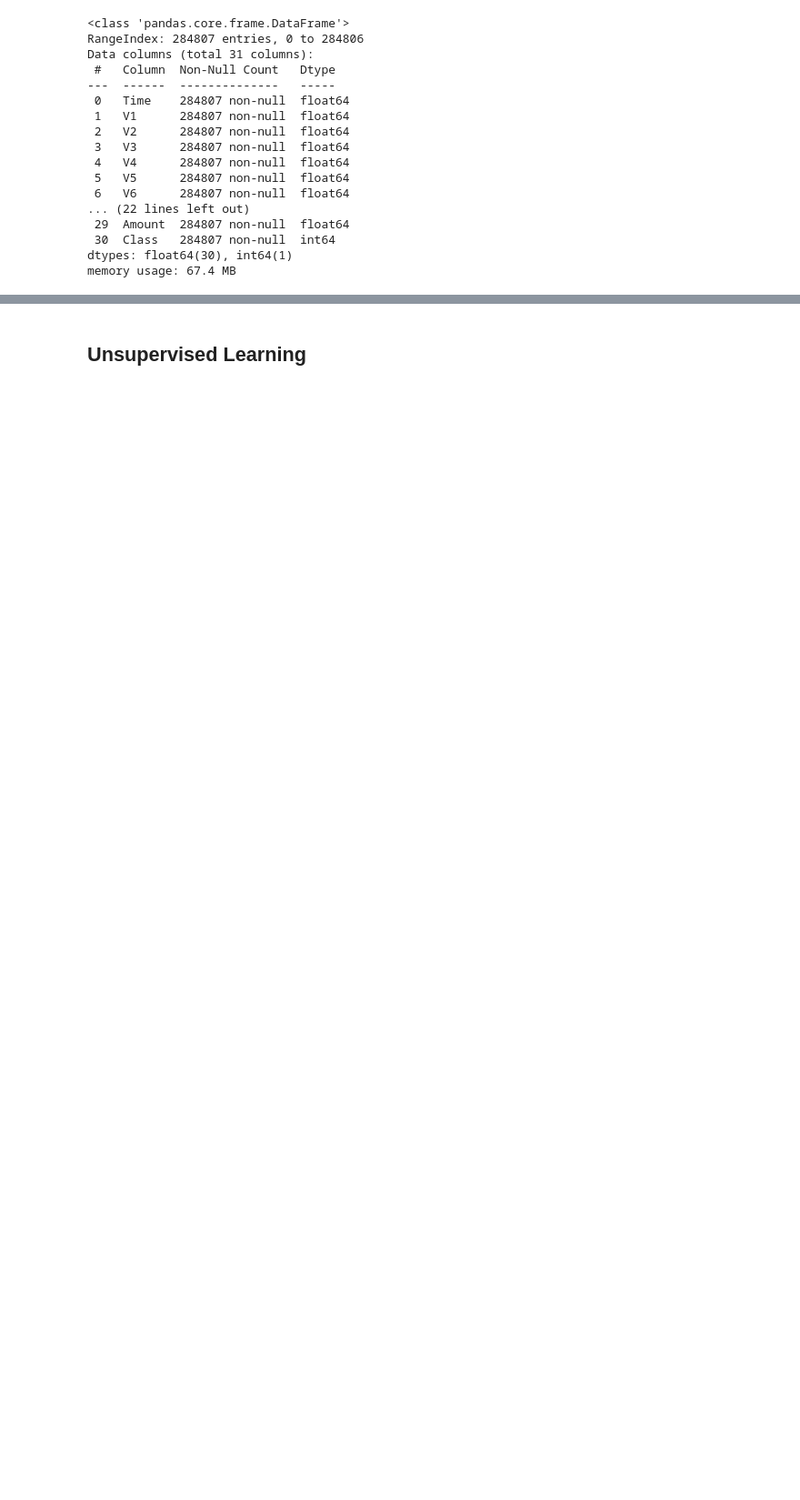
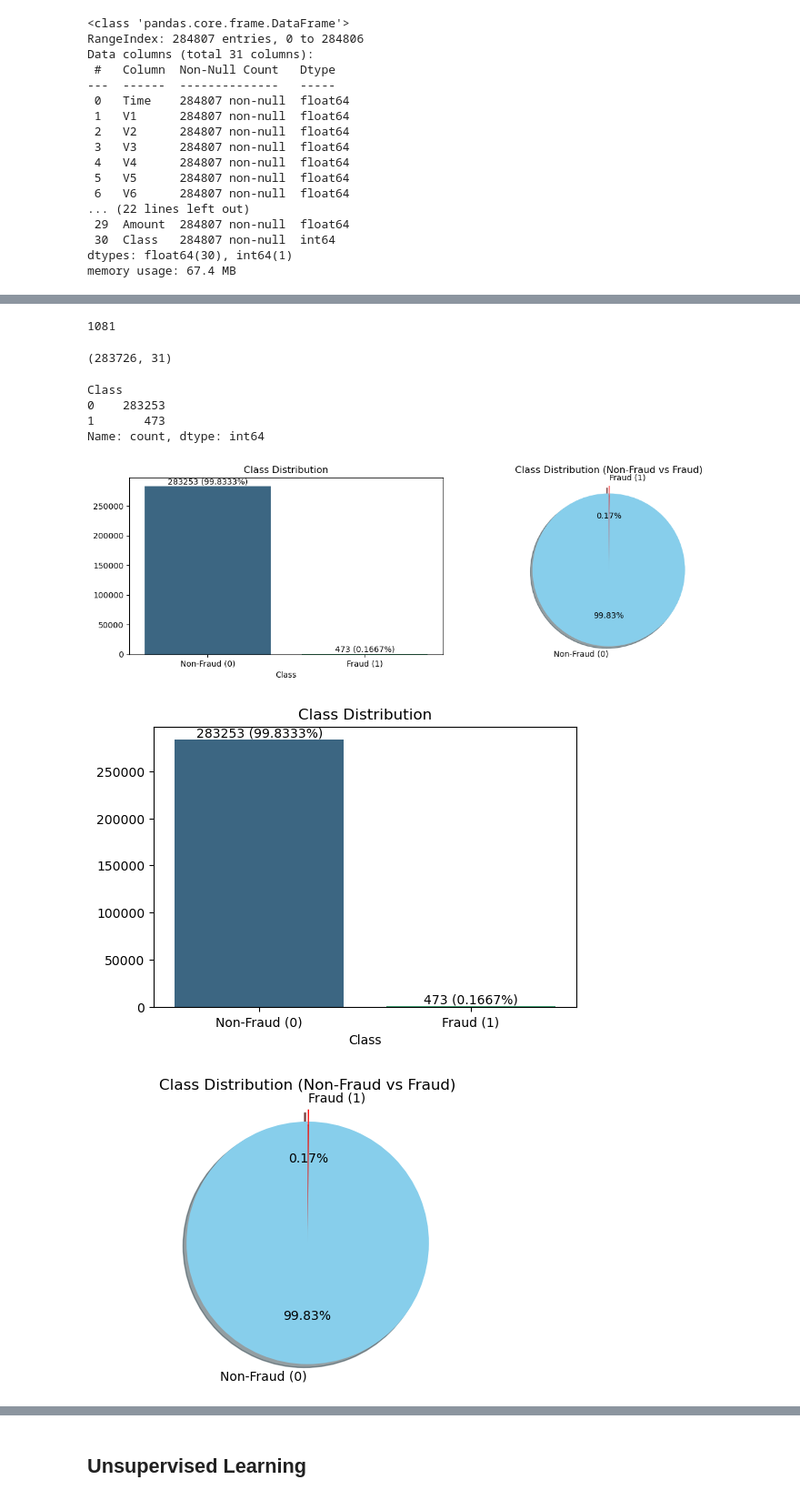
Before and after one commit to luckydoglou/ml-projects, a Jupyter notebook: anomaly-detection/v0/anomaly-detection-v0.ipynb, the cells around one changed output, grey strips where cells are left out. Shown: that part at 91% size. Drawn from its saved outputs; the diff is of its cells as text; code cells hidden in the pictures; blank space fills up the shorter version.

```diff
--- a/anomaly-detection/v0/anomaly-detection-v0.ipynb
+++ b/anomaly-detection/v0/anomaly-detection-v0.ipynb
@@ -91,17 +120,4 @@ Created data/credit-card-fraud/creditcard_part_5.csv
 # %%
-# Load files into a data frame
-import pandas as pd
-import glob
-
-path = './data/credit-card-fraud/'
-all_files = glob.glob(path + "creditcard_part_*.csv")
-
-df_list = []
-for filename in all_files:
-    df = pd.read_csv(filename)
-    df_list.append(df)
-df = pd.concat(df_list, ignore_index=True)
-
 df.info()
 # %% [output]
 <class 'pandas.core.frame.DataFrame'>
@@ -123,0 +187,59 @@ memory usage: 67.4 MB
+# %%
+# Check and drop duplicated rows
+print(df.duplicated().sum())
+df.drop_duplicates(inplace=True, ignore_index=True)
+df.shape
+# %% [output]
+1081
+(283726, 31)
+# %%
+# Class distribution
+df['Class'].value_counts()
+# %% [output]
+Class
+0    283253
+1       473
+Name: count, dtype: int64
+# %%
+# Visualize class distribution
+# Draw all plots in one canvas
+fig, (ax1, ax2) = plt.subplots(nrows=1, ncols=2, figsize=(12, 4))
+
+class_counts = df['Class'].value_counts()
+sns.barplot(x=class_counts.index, y=class_counts.values, palette='viridis', hue=class_counts.index, legend=False, ax=ax1)
+ax1.set_title('Class Distribution')
+ax1.set_xticks([0, 1], ['Non-Fraud (0)', 'Fraud (1)'])
+for i, v in enumerate(class_counts.values):
+    ax1.text(i, v + 500, f'{v} ({v/df.shape[0]*100:.4f}%)', ha='center', va='bottom', fontsize=10)
+
+ax2.pie(class_counts, labels=['Non-Fraud (0)', 'Fraud (1)'], autopct='%1.2f%%', colors=['skyblue', 'red'], explode=[0, 0.1], shadow=True, startangle=90)
+ax2.set_title('Class Distribution (Non-Fraud vs Fraud)')
+ax2.axis('equal')
+
+plt.tight_layout() # Adjust layout to prevent titles/labels from overlapping
+plt.show()
+
+
+# ==========================
+# Alternative way of ploting. Draw each plot seperately
+# bar plot
+plt.figure(figsize=(6, 4))
+class_counts = df['Class'].value_counts()
+sns.barplot(x=class_counts.index, y=class_counts.values, palette='viridis', hue=class_counts.index, legend=False)
+plt.title('Class Distribution')
+plt.xticks([0, 1], ['Non-Fraud (0)', 'Fraud (1)'])
+for i, v in enumerate(class_counts.values):
+    plt.text(i, v + 500, f'{v} ({v/df.shape[0]*100:.4f}%)', ha='center', va='bottom', fontsize=10)
+plt.show()
+
+# pie chart
+plt.figure(figsize=(6, 4))
+plt.pie(class_counts, labels=['Non-Fraud (0)', 'Fraud (1)'], autopct='%1.2f%%', colors=['skyblue', 'red'], explode=[0, 0.1], shadow=True, startangle=90)
+plt.title('Class Distribution (Non-Fraud vs Fraud)')
+plt.axis('equal')
+plt.show()
+# ==========================
+# %% [output]
+[figure, added]
+[figure, added]
+[figure, added]
```
Also changed, not shown: parts of 7 cells of this notebook.
